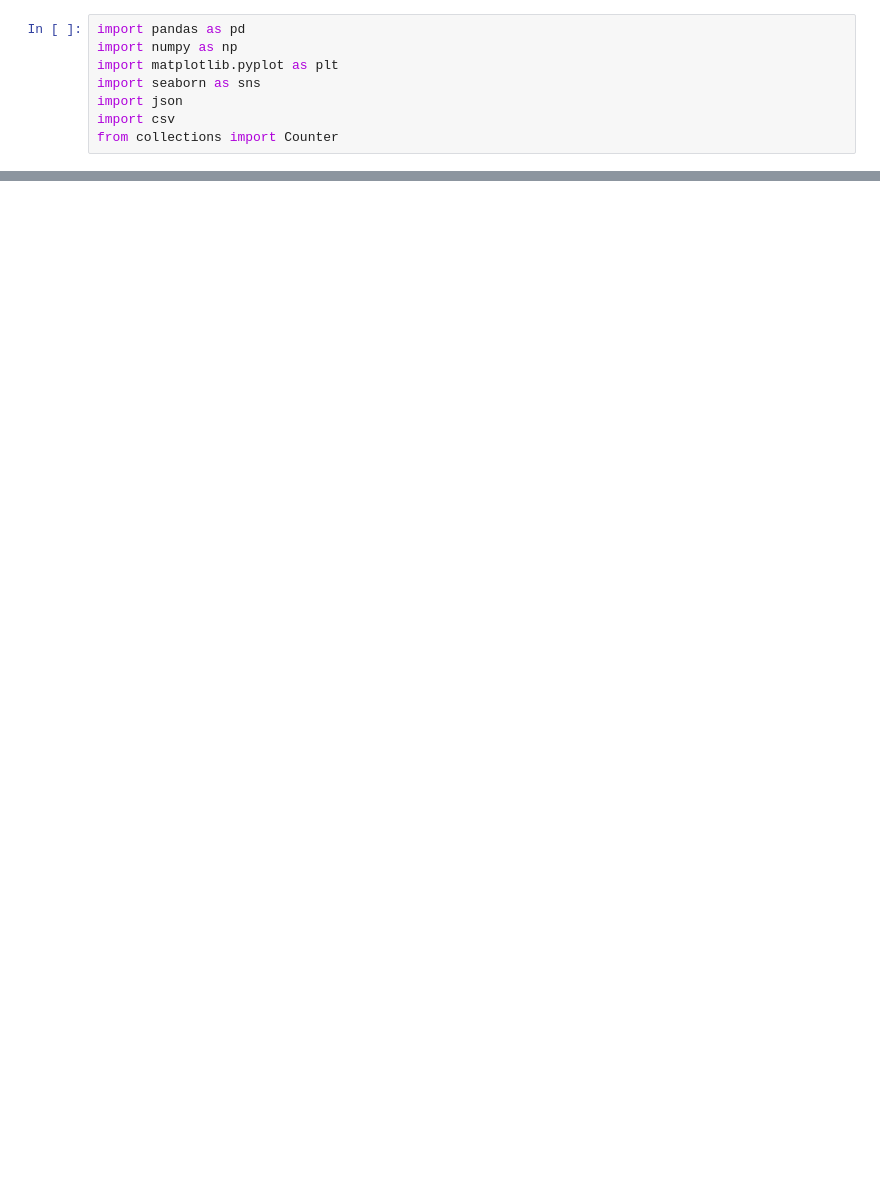
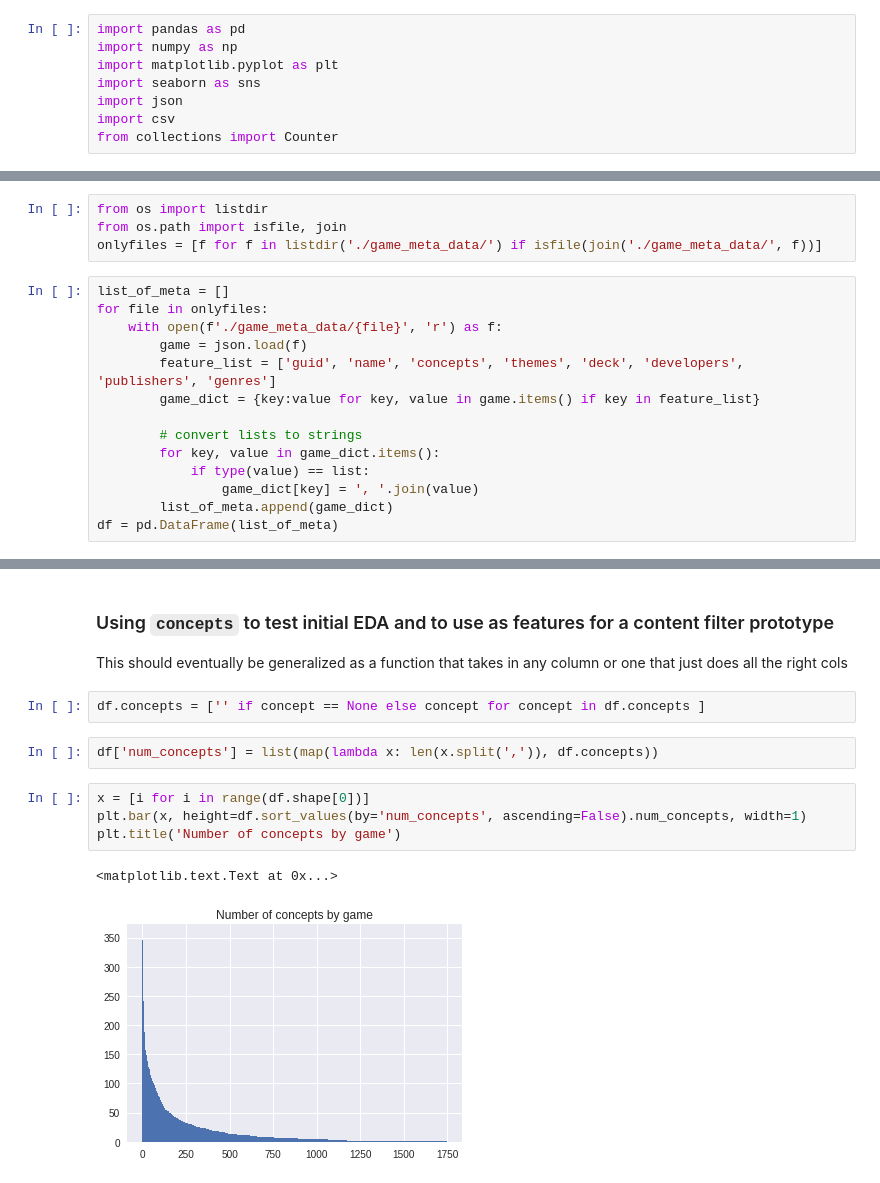
Before and after one commit to MaxReinisch/DSI_Capstone, a Jupyter notebook: GB_API_Scrape/02_EDA.ipynb, the cells around one changed output, grey strips where cells are left out. Drawn from its saved outputs; the diff is of its cells as text; blank space fills up the shorter version.

```diff
--- a/GB_API_Scrape/02_EDA.ipynb
+++ b/GB_API_Scrape/02_EDA.ipynb
@@ -29,0 +54,18 @@ file[1]['description']
+# %%
+from os import listdir
+from os.path import isfile, join
+onlyfiles = [f for f in listdir('./game_meta_data/') if isfile(join('./game_meta_data/', f))]
+# %%
+list_of_meta = []
+for file in onlyfiles:
+    with open(f'./game_meta_data/{file}', 'r') as f:
+        game = json.load(f)
+        feature_list = ['guid', 'name', 'concepts', 'themes', 'deck', 'developers', 'publishers', 'genres']
+        game_dict = {key:value for key, value in game.items() if key in feature_list}
+
+        # convert lists to strings
+        for key, value in game_dict.items():
+            if type(value) == list:
+                game_dict[key] = ', '.join(value)
+        list_of_meta.append(game_dict)
+df = pd.DataFrame(list_of_meta)
@@ -29,0 +81,15 @@ file[1]['description']
+# %% [markdown]
+### Using `concepts` to test initial EDA and to use as features for a content filter prototype
+
+This should eventually be generalized as a function that takes in any column or one that just does all the right cols
+# %%
+df.concepts = ['' if concept == None else concept for concept in df.concepts ]
+# %%
+df['num_concepts'] = list(map(lambda x: len(x.split(',')), df.concepts))
+# %%
+x = [i for i in range(df.shape[0])]
+plt.bar(x, height=df.sort_values(by='num_concepts', ascending=False).num_concepts, width=1)
+plt.title('Number of concepts by game')
+# %% [output]
+<matplotlib.text.Text at 0x...>
+[figure, added]
```
Also changed, not shown: parts of 32 cells of this notebook, 1 other file.
